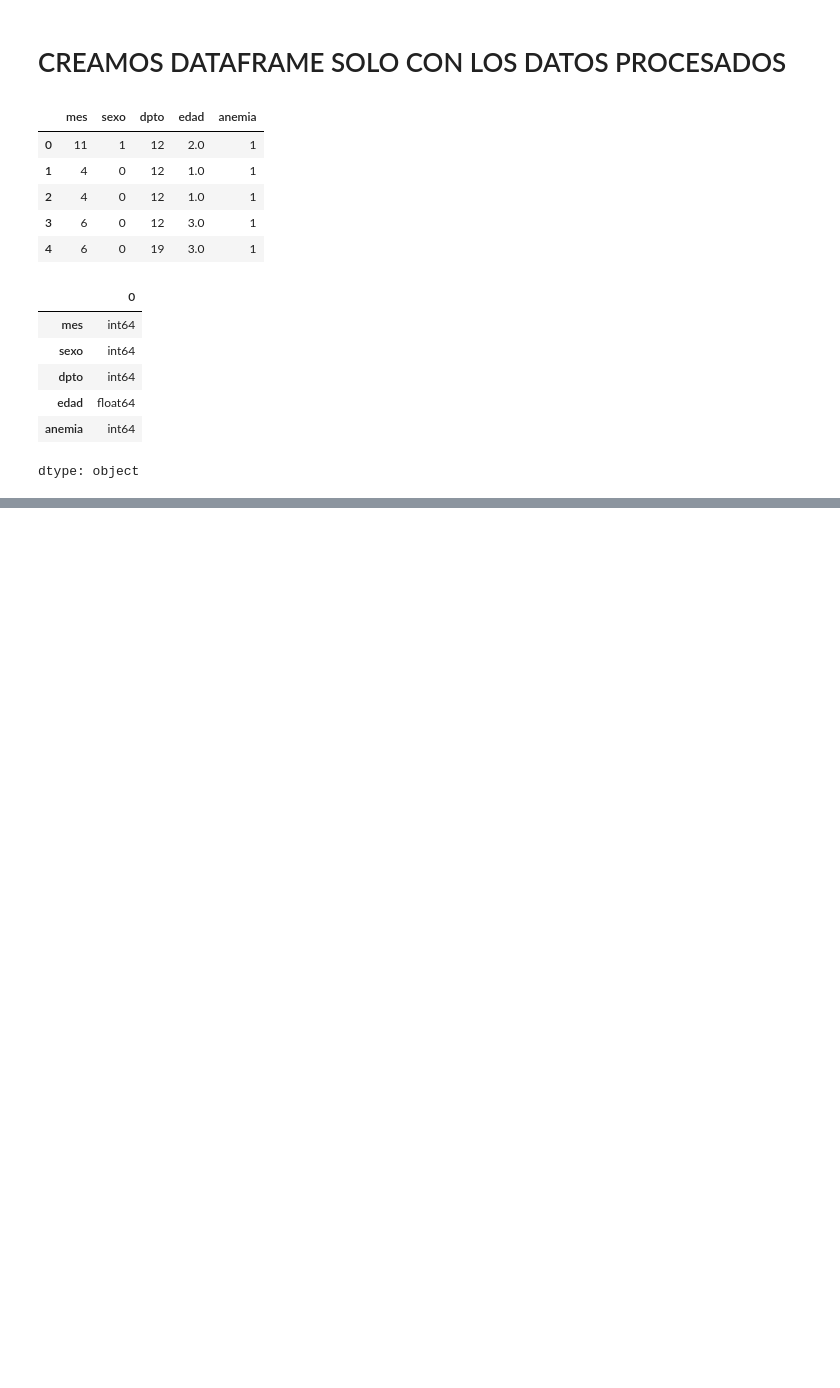
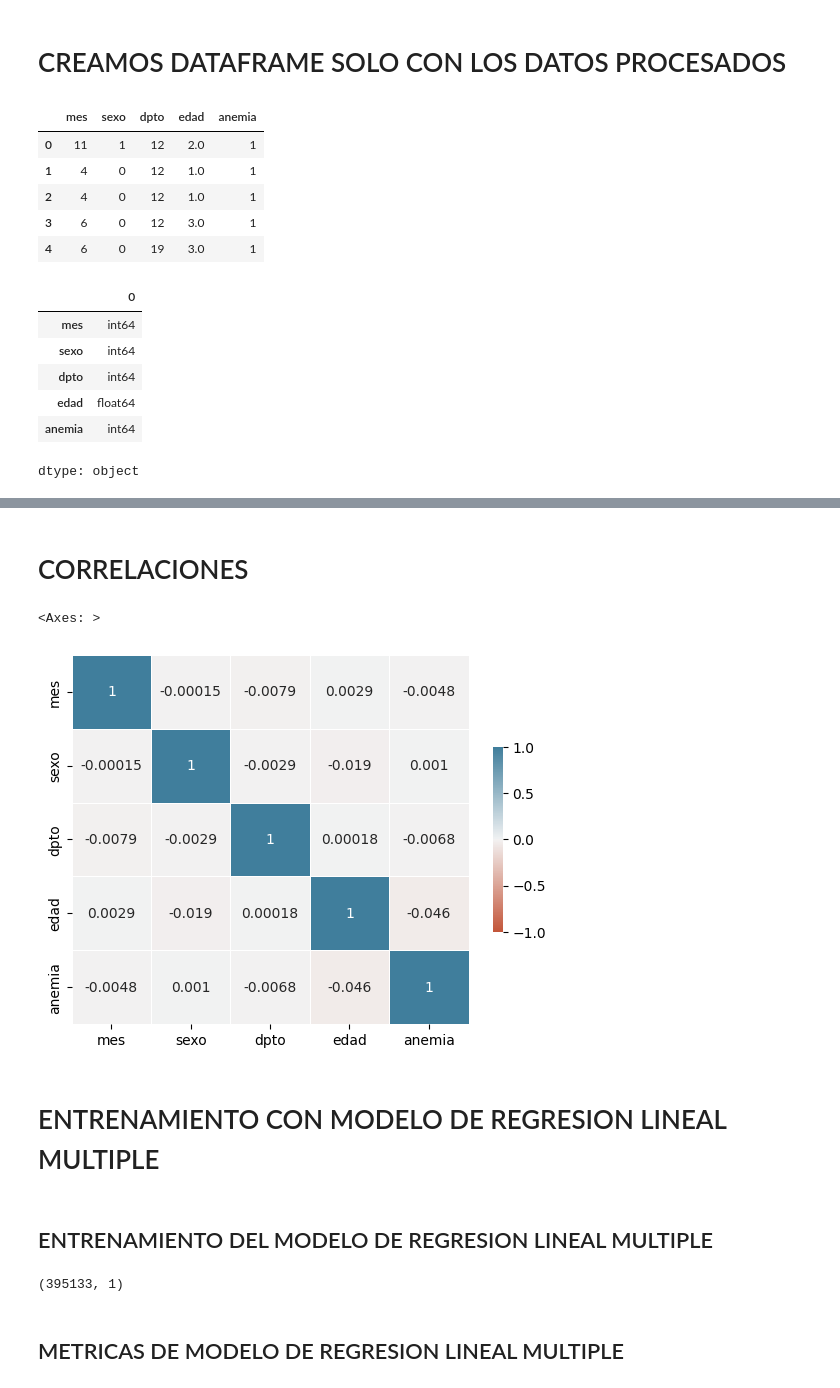
Before and after one commit to cesarmayta/BOOTCAMP_DSG1, a Jupyter notebook: dia3/14_ejercicio_datosabiertos_anemia.ipynb, the cells around one changed output, grey strips where cells are left out. Drawn from its saved outputs; the diff is of its cells as text; code cells hidden in the pictures; blank space fills up the shorter version.

Commit message:
regresion lineal multiple

```diff
--- a/dia3/14_ejercicio_datosabiertos_anemia.ipynb
+++ b/dia3/14_ejercicio_datosabiertos_anemia.ipynb
@@ -262,0 +265,7 @@ dtype: object
+# %%
+from sklearn.preprocessing import MinMaxScaler
+scaler = MinMaxScaler()
+df_anemia_processed_scaled = scaler.fit_transform(df_anemia_processed)
+df_anemia_processed_scaled = pd.DataFrame(df_anemia_processed_scaled)
+df_anemia_processed_scaled.columns = df_anemia_processed.columns
+df_anemia_processed_scaled
@@ -262,0 +286,20 @@ dtype: object
+# %% [markdown]
+# CORRELACIONES
+# %%
+sns.heatmap(
+    data=df_anemia_processed_scaled.corr(),
+    cmap=sns.diverging_palette(20, 230, as_cmap=True),
+    center=0,
+    vmin=-1,
+    vmax=1,
+    linewidths=0.5,
+    cbar_kws={"shrink": 0.5},
+    annot=True
+)
+# %% [output]
+<Axes: >
+[figure, added]
+# %% [markdown]
+# ENTRENAMIENTO CON MODELO DE REGRESION LINEAL MULTIPLE
+# %% [markdown]
+## ENTRENAMIENTO DEL MODELO DE REGRESION LINEAL MULTIPLE
@@ -262,0 +316,10 @@ dtype: object
+# %%
+model_linear_regression = LinearRegression()
+model_linear_regression.fit(X_train,y_train)
+
+y_pred = model_linear_regression.predict(X_test)
+y_pred.shape
+# %% [output]
+(395133, 1)
+# %% [markdown]
+## METRICAS DE MODELO DE REGRESION LINEAL MULTIPLE
```
Also changed, not shown: parts of 5 cells of this notebook.
